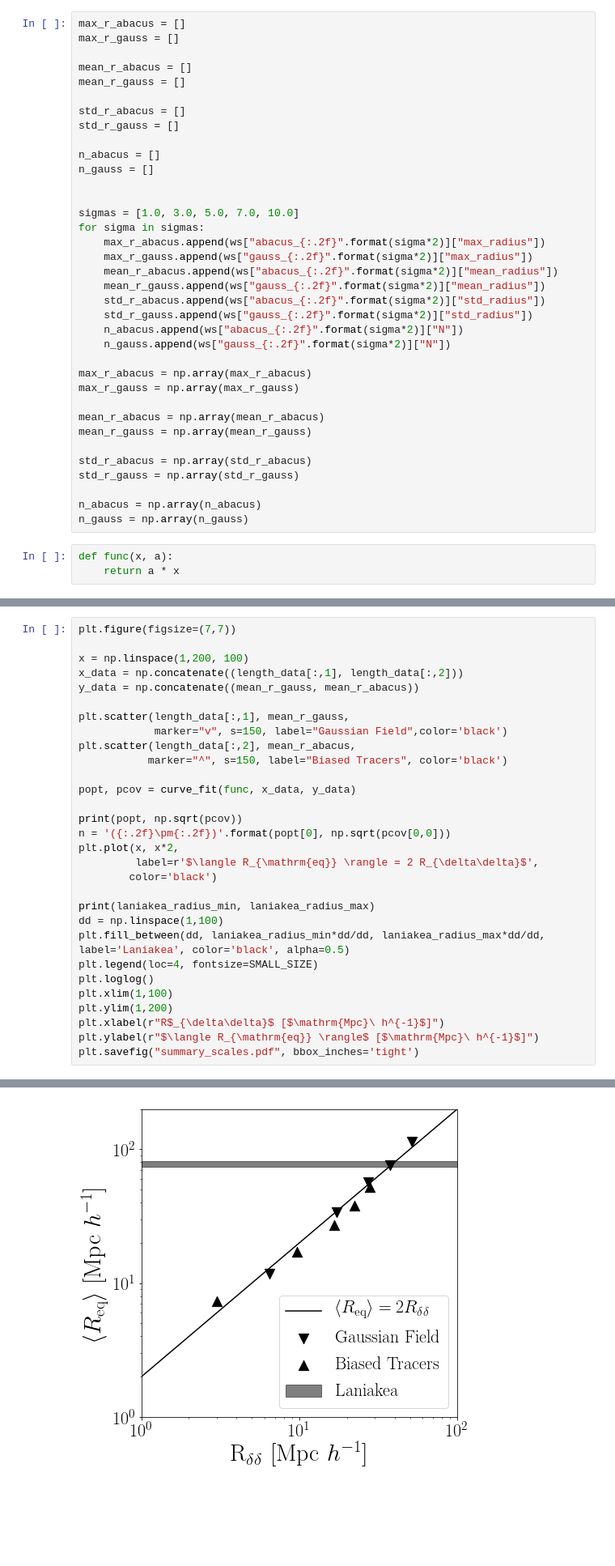
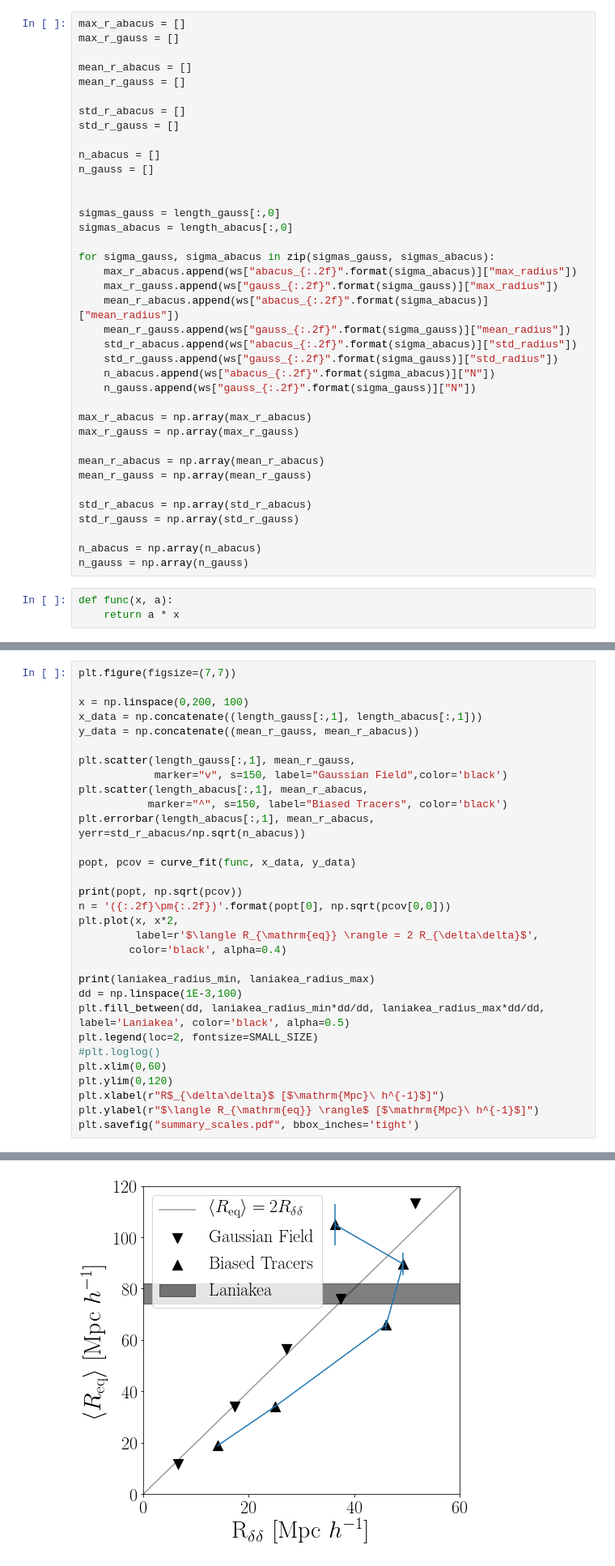
Before and after one commit to astroandes/WatershedDivergenceSuperclusters, a Jupyter notebook: nb/plot_watershed_counts.ipynb, the cells around one changed output, grey strips where cells are left out. Shown at 81% size. Drawn from its saved outputs; the diff is of its cells as text; blank space fills up the shorter version.

```diff
--- a/nb/plot_watershed_counts.ipynb
+++ b/nb/plot_watershed_counts.ipynb
@@ -73,16 +79,18 @@ n_abacus = []
 n_gauss = []
 
 
-sigmas = [1.0, 3.0, 5.0, 7.0, 10.0]
-for sigma in sigmas:
-    max_r_abacus.append(ws["abacus_{:.2f}".format(sigma*2)]["max_radius"])
-    max_r_gauss.append(ws["gauss_{:.2f}".format(sigma*2)]["max_radius"])
-    mean_r_abacus.append(ws["abacus_{:.2f}".format(sigma*2)]["mean_radius"])
-    mean_r_gauss.append(ws["gauss_{:.2f}".format(sigma*2)]["mean_radius"])
-    std_r_abacus.append(ws["abacus_{:.2f}".format(sigma*2)]["std_radius"])
-    std_r_gauss.append(ws["gauss_{:.2f}".format(sigma*2)]["std_radius"])
-    n_abacus.append(ws["abacus_{:.2f}".format(sigma*2)]["N"])
-    n_gauss.append(ws["gauss_{:.2f}".format(sigma*2)]["N"])
+sigmas_gauss = length_gauss[:,0]
+sigmas_abacus = length_abacus[:,0]
+
+for sigma_gauss, sigma_abacus in zip(sigmas_gauss, sigmas_abacus):
+    max_r_abacus.append(ws["abacus_{:.2f}".format(sigma_abacus)]["max_radius"])
+    max_r_gauss.append(ws["gauss_{:.2f}".format(sigma_gauss)]["max_radius"])
+    mean_r_abacus.append(ws["abacus_{:.2f}".format(sigma_abacus)]["mean_radius"])
+    mean_r_gauss.append(ws["gauss_{:.2f}".format(sigma_gauss)]["mean_radius"])
+    std_r_abacus.append(ws["abacus_{:.2f}".format(sigma_abacus)]["std_radius"])
+    std_r_gauss.append(ws["gauss_{:.2f}".format(sigma_gauss)]["std_radius"])
+    n_abacus.append(ws["abacus_{:.2f}".format(sigma_abacus)]["N"])
+    n_gauss.append(ws["gauss_{:.2f}".format(sigma_gauss)]["N"])
 
 max_r_abacus = np.array(max_r_abacus)
 max_r_gauss = np.array(max_r_gauss)
@@ -101,14 +113,15 @@ def func(x, a):
 # %%
 plt.figure(figsize=(7,7))
 
-x = np.linspace(1,200, 100)
-x_data = np.concatenate((length_data[:,1], length_data[:,2]))
+x = np.linspace(0,200, 100)
+x_data = np.concatenate((length_gauss[:,1], length_abacus[:,1]))
 y_data = np.concatenate((mean_r_gauss, mean_r_abacus))
 
-plt.scatter(length_data[:,1], mean_r_gauss,
+plt.scatter(length_gauss[:,1], mean_r_gauss,
             marker="v", s=150, label="Gaussian Field",color='black')
-plt.scatter(length_data[:,2], mean_r_abacus,
+plt.scatter(length_abacus[:,1], mean_r_abacus,
            marker="^", s=150, label="Biased Tracers", color='black')
+plt.errorbar(length_abacus[:,1], mean_r_abacus, yerr=std_r_abacus/np.sqrt(n_abacus))
 
 popt, pcov = curve_fit(func, x_data, y_data)
 
@@ -116,15 +129,15 @@ print(popt, np.sqrt(pcov))
 n = '({:.2f}\pm{:.2f})'.format(popt[0], np.sqrt(pcov[0,0]))
 plt.plot(x, x*2,
          label=r'$\langle R_{\mathrm{eq}} \rangle = 2 R_{\delta\delta}$',
-        color='black')
+        color='black', alpha=0.4)
 
 print(laniakea_radius_min, laniakea_radius_max)
-dd = np.linspace(1,100)
+dd = np.linspace(1E-3,100)
 plt.fill_between(dd, laniakea_radius_min*dd/dd, laniakea_radius_max*dd/dd, label='Laniakea', color='black', alpha=0.5)
-plt.legend(loc=4, fontsize=SMALL_SIZE)
-plt.loglog()
-plt.xlim(1,100)
-plt.ylim(1,200)
+plt.legend(loc=2, fontsize=SMALL_SIZE)
+#plt.loglog()
+plt.xlim(0,60)
+plt.ylim(0,120)
 plt.xlabel(r"R$_{\delta\delta}$ [$\mathrm{Mpc}\ h^{-1}$]")
 plt.ylabel(r"$\langle R_{\mathrm{eq}} \rangle$ [$\mathrm{Mpc}\ h^{-1}$]")
 plt.savefig("summary_scales.pdf", bbox_inches='tight')
@@ -133,5 +146,5 @@ plt.savefig("summary_scales.pdf", bbox_inches='tight')
 74.0377883992306 81.88664456463073
-[figure, old version]
+[figure, new version]
 # %%
 filename = 'watershed_mock_divergence_mesh_360_box_720_slim_10.h5'
 f = h5py.File(filename, 'r')
```
Also changed, not shown: parts of 10 cells of this notebook, 1 other file.
